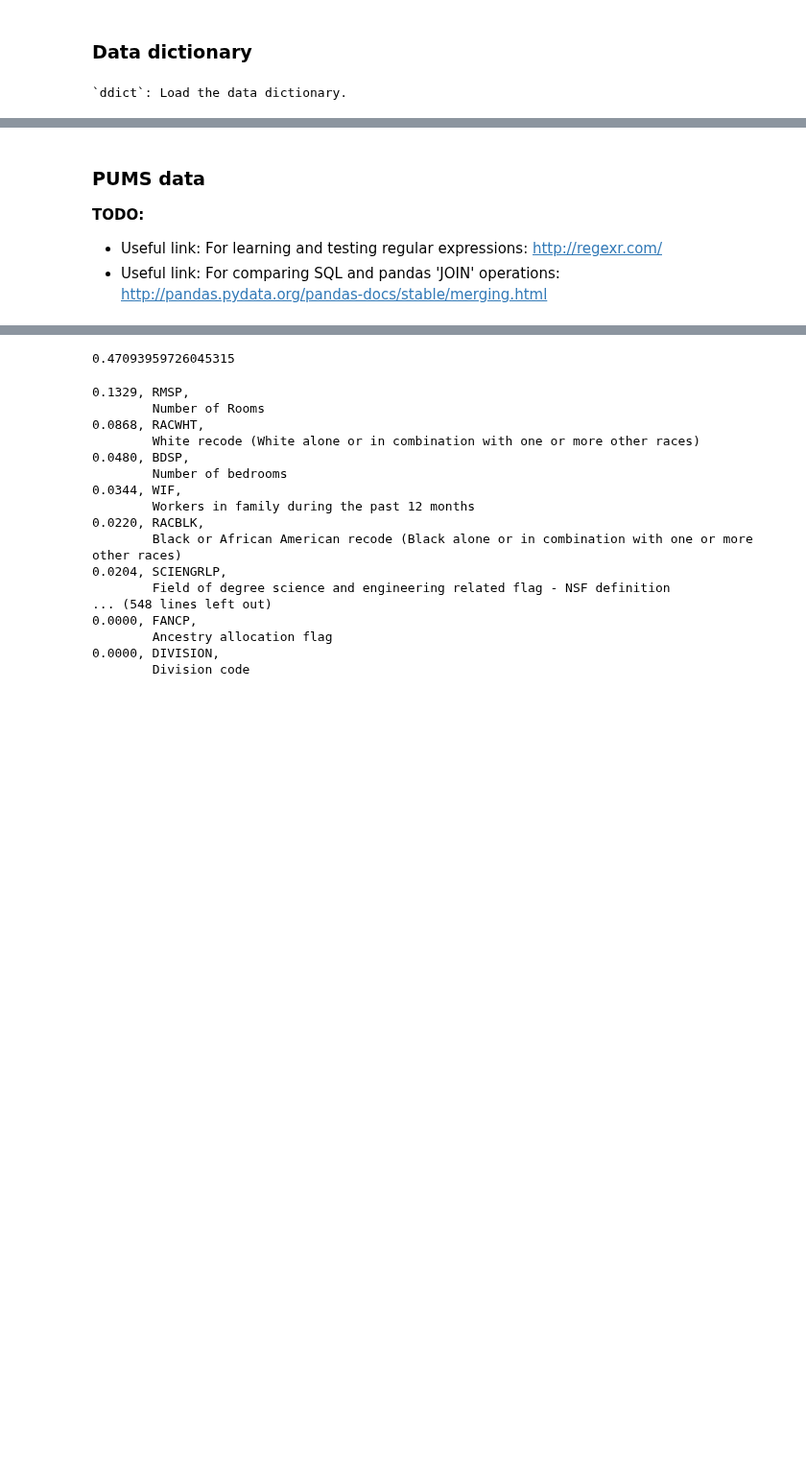
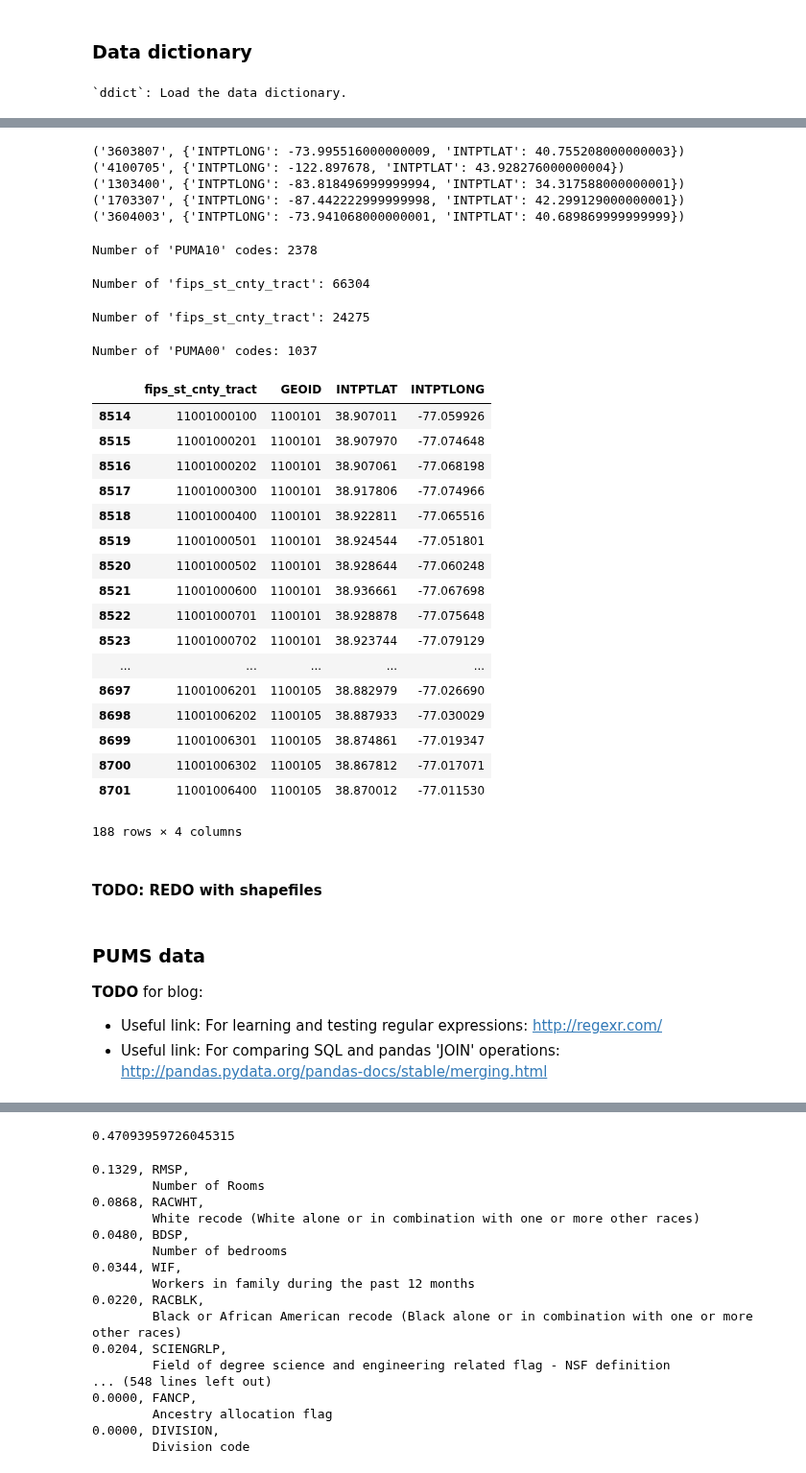
Before and after one commit to stharrold/stharrold.github.io, a Jupyter notebook: content/static/20160221-predict-household-income-from-census/20160221-predict-household-income-from-census.ipynb, the cells around one changed output, grey strips where cells are left out. Shown at 96% size. Drawn from its saved outputs; the diff is of its cells as text; code cells hidden in the pictures; blank space fills up the shorter version.

```diff
--- a/content/static/20160221-predict-household-income-from-census/20160221-predict-household-income-from-census.ipynb
+++ b/content/static/20160221-predict-household-income-from-census/20160221-predict-household-income-from-census.ipynb
@@ -115,7 +222,60 @@ ddict = dsd.census.parse_pumsdatadict(path=path_dtxt)
+# %%
+inum = 0
+for item in puma10_latlon.items():
+    print(item)
+    inum += 1
+    if inum >=5:
+        break
+# %% [output]
+('3603807', {'INTPTLONG': -73.995516000000009, 'INTPTLAT': 40.755208000000003})
+('4100705', {'INTPTLONG': -122.897678, 'INTPTLAT': 43.928276000000004})
+('1303400', {'INTPTLONG': -83.818496999999994, 'INTPTLAT': 34.317588000000001})
+('1703307', {'INTPTLONG': -87.442222999999998, 'INTPTLAT': 42.299129000000001})
+('3604003', {'INTPTLONG': -73.941068000000001, 'INTPTLAT': 40.689869999999999})
+# %%
+print("Number of 'PUMA10' codes:", len(puma10_latlon))
+# %% [output]
+Number of 'PUMA10' codes: 2378
+# %%
+print("Number of 'fips_st_cnty_tract':", len(df_g00['fips_st_cnty_tract']))
+# %% [output]
+Number of 'fips_st_cnty_tract': 66304
+# %%
+print("Number of 'fips_st_cnty_tract':", len(df_m00['fips_st_cnty_tract'].unique()))
+# %% [output]
+Number of 'fips_st_cnty_tract': 24275
+# %%
+print("Number of 'PUMA00' codes:", len(df_m00['GEOID'].unique()))
+# %% [output]
+Number of 'PUMA00' codes: 1037
+# %%
+tfmask = test['fips_st_cnty_tract'].str.startswith('11')
+test.loc[tfmask]
+# %% [output]
+|  | fips_st_cnty_tract | GEOID | INTPTLAT | INTPTLONG |
+| 8514 | 11001000100 | 1100101 | 38.907011 | -77.059926 |
+| 8515 | 11001000201 | 1100101 | 38.907970 | -77.074648 |
+| 8516 | 11001000202 | 1100101 | 38.907061 | -77.068198 |
+| 8517 | 11001000300 | 1100101 | 38.917806 | -77.074966 |
+| 8518 | 11001000400 | 1100101 | 38.922811 | -77.065516 |
+| 8519 | 11001000501 | 1100101 | 38.924544 | -77.051801 |
+| 8520 | 11001000502 | 1100101 | 38.928644 | -77.060248 |
+| 8521 | 11001000600 | 1100101 | 38.936661 | -77.067698 |
+| 8522 | 11001000701 | 1100101 | 38.928878 | -77.075648 |
+| 8523 | 11001000702 | 1100101 | 38.923744 | -77.079129 |
+| ... | ... | ... | ... | ... |
+| 8697 | 11001006201 | 1100105 | 38.882979 | -77.026690 |
+| 8698 | 11001006202 | 1100105 | 38.887933 | -77.030029 |
+| 8699 | 11001006301 | 1100105 | 38.874861 | -77.019347 |
+| 8700 | 11001006302 | 1100105 | 38.867812 | -77.017071 |
+| 8701 | 11001006400 | 1100105 | 38.870012 | -77.011530 |
+188 rows × 4 columns
+# %% [markdown]
+#### TODO: REDO with shapefiles
 # %% [markdown]
 ### PUMS data
 
-**TODO:**
+**TODO** for blog:
 * Useful link: For learning and testing regular expressions: http://regexr.com/
 * Useful link: For comparing SQL and pandas 'JOIN' operations: http://pandas.pydata.org/pandas-docs/stable/merging.html
 # %%
```
Also changed, not shown: parts of 17 cells of this notebook.
